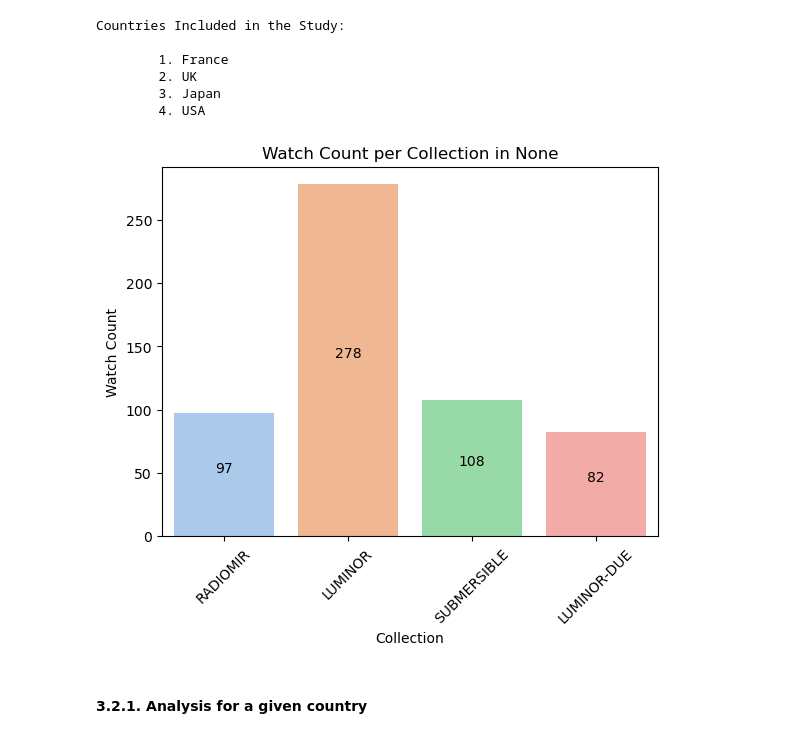
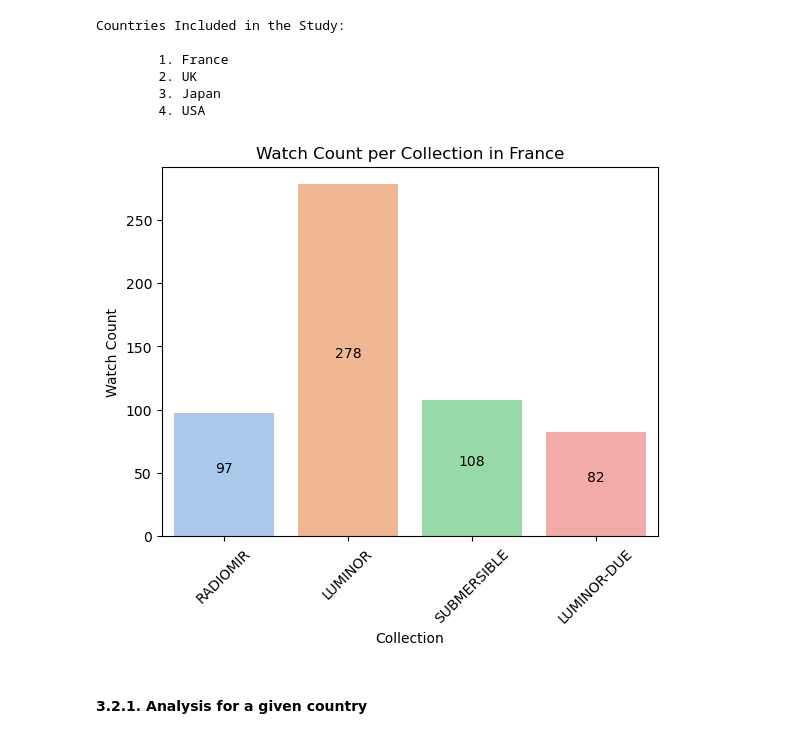
Before and after one commit to Ahak99/Data-Data-Challenge, a Jupyter notebook: notebook/Data&Data - Comparison between Panerai-2021 & Panerai-2025.ipynb, the cells around one changed output. Saved outputs shown, nothing was run; the diff lists cells and outputs as text; code cells hidden in the pictures.

```diff
--- a/notebook/Data&Data - Comparison between Panerai-2021 & Panerai-2025.ipynb
+++ b/notebook/Data&Data - Comparison between Panerai-2021 & Panerai-2025.ipynb
@@ -80,9 +79,6 @@ def collection_visualization(data, country=None):
     Returns:
     None
     """
-    # Filter the original data if a specific country is provided
-    if country:
-        data = data[data["country"] == country]
 
     # Choose a color palette
     palette = sns.color_palette("pastel")  # You can choose different palettes like "deep", "pastel", etc.
@@ -104,7 +100,10 @@ def collection_visualization(data, country=None):
     # Labels and title
     plt.xlabel("Collection")
     plt.ylabel("Watch Count")
-    plt.title(f"Watch Count per Collection in {country}")
+    plt.title(f"Watch Count per Collection")
+    if country:
+        plt.title(f"Watch Count per Collection in {country}")
+
 
     # Show the plot
     plt.show()
@@ -735,9 +822,9 @@ Countries Included in the Study:
         3. Japan
         4. USA
 # %%
-collection_visualization(data_2021_only)
+collection_visualization(data_2021_only, country)
 # %% [output]
-[figure, old version]
+[figure, new version]
 # %% [markdown]
 #### 3.2.1. Analysis for a given country
 # %% [markdown]
```
Also changed, not shown: parts of 168 cells of this notebook, 5 other files.
